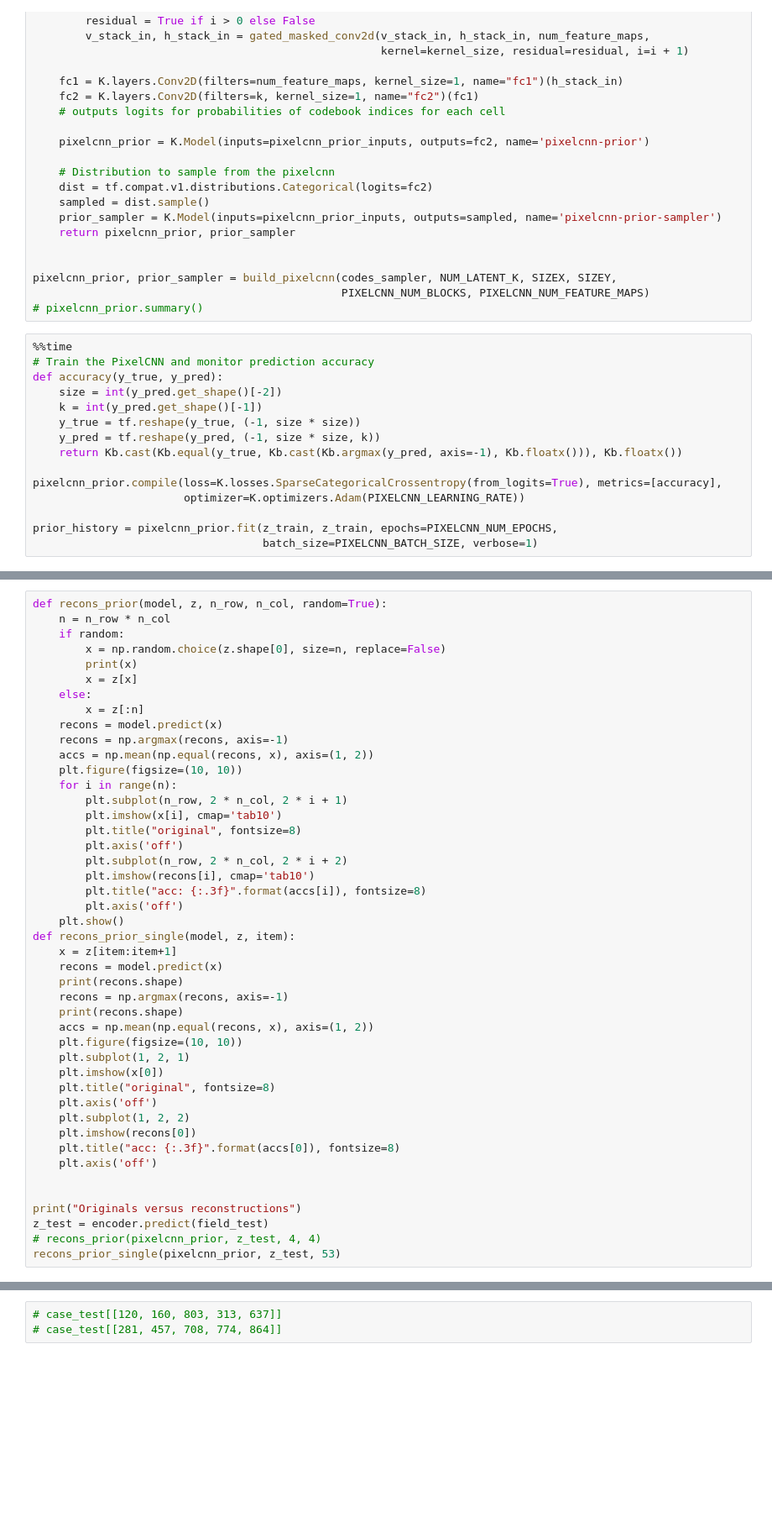
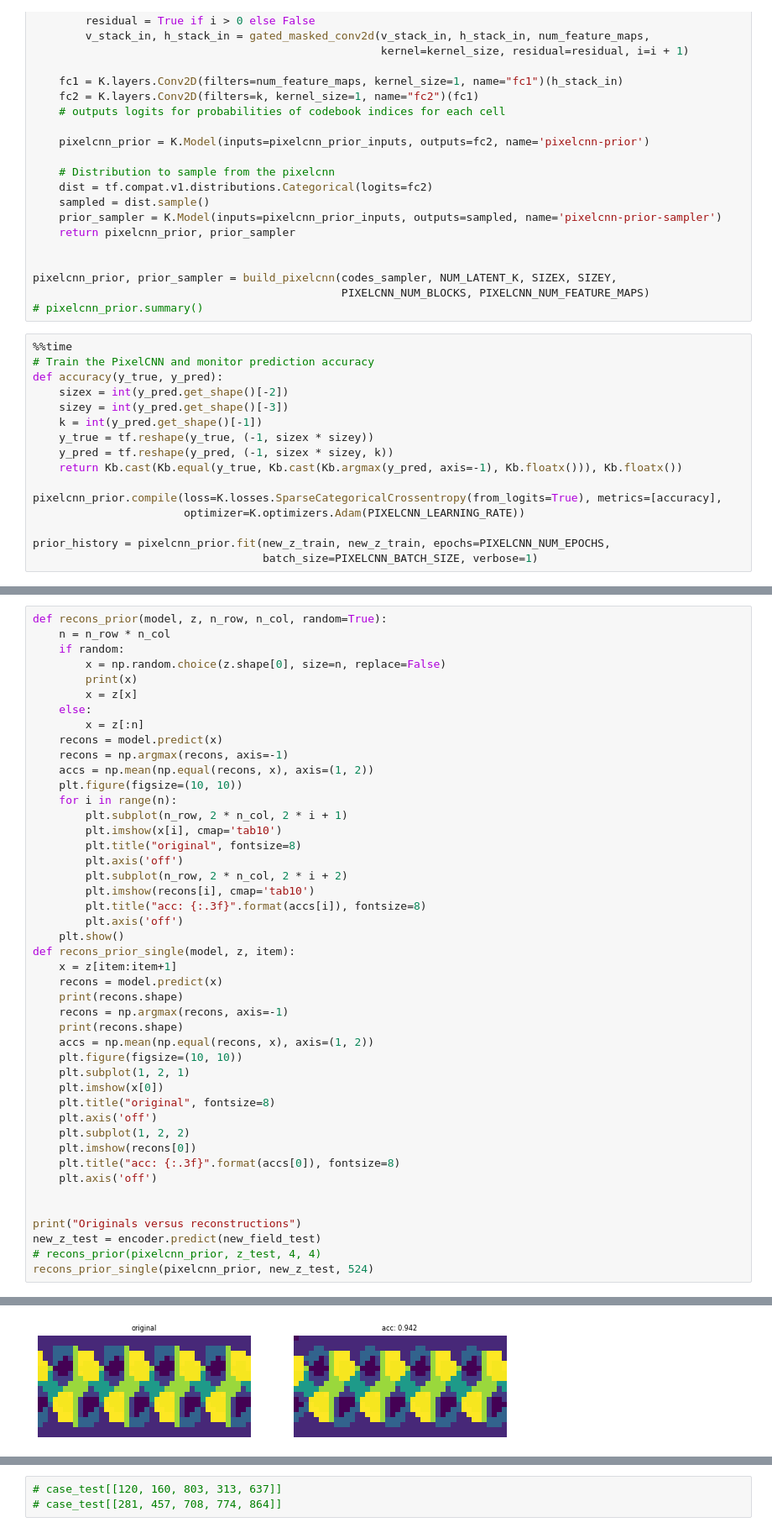
Before and after one commit to yezy17/DIDA_VQ-VAE, a Jupyter notebook: VQVAE_withPixelCNN.ipynb, the cells around one changed output, grey strips where cells are left out. Shown at 84% size. Drawn from its saved outputs; the diff is of its cells as text; blank space fills up the shorter version.

```diff
--- a/VQVAE_withPixelCNN.ipynb
+++ b/VQVAE_withPixelCNN.ipynb
@@ -572,14 +585,15 @@ pixelcnn_prior, prior_sampler = build_pixelcnn(codes_sampler, NUM_LATENT_K, SIZE
 %%time
 # Train the PixelCNN and monitor prediction accuracy
 def accuracy(y_true, y_pred):
-    size = int(y_pred.get_shape()[-2])
+    sizex = int(y_pred.get_shape()[-2])
+    sizey = int(y_pred.get_shape()[-3])
     k = int(y_pred.get_shape()[-1])
-    y_true = tf.reshape(y_true, (-1, size * size))
-    y_pred = tf.reshape(y_pred, (-1, size * size, k))
+    y_true = tf.reshape(y_true, (-1, sizex * sizey))
+    y_pred = tf.reshape(y_pred, (-1, sizex * sizey, k))
     return Kb.cast(Kb.equal(y_true, Kb.cast(Kb.argmax(y_pred, axis=-1), Kb.floatx())), Kb.floatx())
 
 pixelcnn_prior.compile(loss=K.losses.SparseCategoricalCrossentropy(from_logits=True), metrics=[accuracy],
                        optimizer=K.optimizers.Adam(PIXELCNN_LEARNING_RATE))
 
-prior_history = pixelcnn_prior.fit(z_train, z_train, epochs=PIXELCNN_NUM_EPOCHS,
+prior_history = pixelcnn_prior.fit(new_z_train, new_z_train, epochs=PIXELCNN_NUM_EPOCHS,
                                    batch_size=PIXELCNN_BATCH_SIZE, verbose=1)
@@ -639,6 +682,7 @@ def recons_prior_single(model, z, item):
 
 
 print("Originals versus reconstructions")
-z_test = encoder.predict(field_test)
+new_z_test = encoder.predict(new_field_test)
 # recons_prior(pixelcnn_prior, z_test, 4, 4)
-recons_prior_single(pixelcnn_prior, z_test, 53)
+recons_prior_single(pixelcnn_prior, new_z_test, 524)
+# %% [output]
@@ -645,3 +692,4 @@ recons_prior_single(pixelcnn_prior, z_test, 53)
+[figure, added]
 # %%
 def sample_from_prior(prior, shape):
     """sample from the PixelCNN prior, pixel by pixel"""
```
Also changed, not shown: parts of 8 cells of this notebook.
